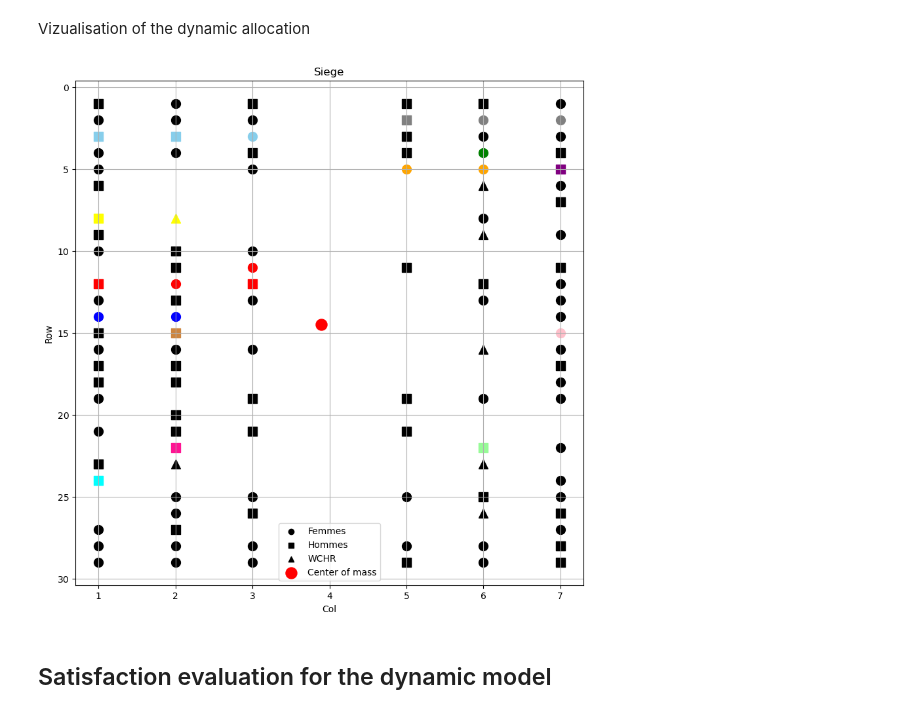
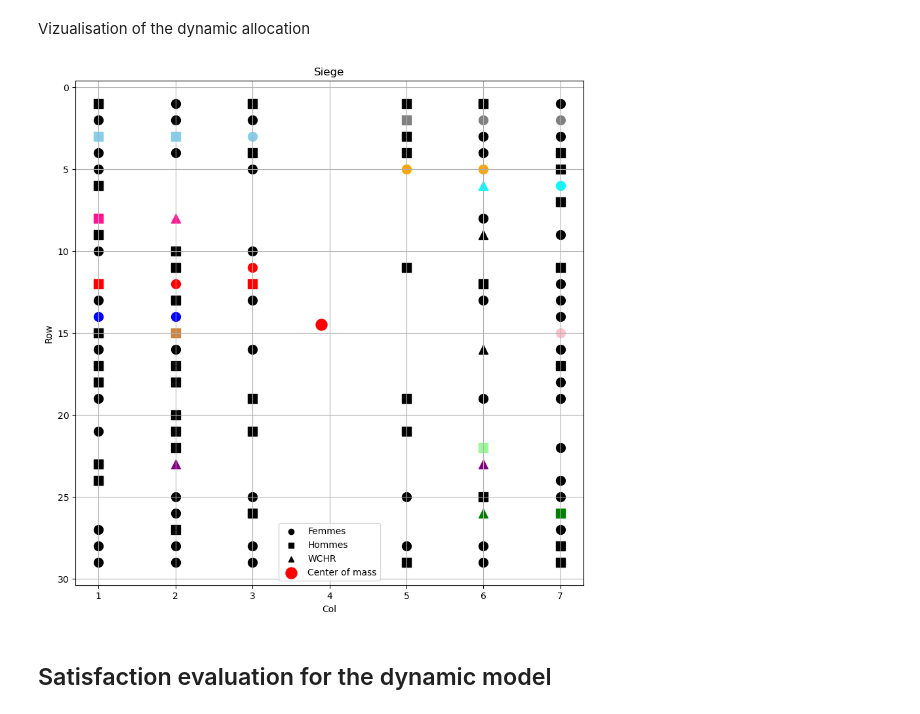
Before and after one commit to DelphineSalzmann/Opti_AirFrance, a Jupyter notebook: main.ipynb, the cells around one changed output. Saved outputs shown, nothing was run; the diff lists cells and outputs as text; code cells hidden in the pictures.

```diff
--- a/main.ipynb
+++ b/main.ipynb
@@ -1535,44 +1535,44 @@ shapes = {
 # Define colors for the groups with 3 passangers
 colors = {
     1: 'red',
-    5: 'green',
+    7: 'green',
     67: 'blue',
     24: 'orange',
-    30: 'purple',
+    48: 'purple',
     46: 'gray',
     3: 'yellow',
-    14: 'cyan',
+    10: 'cyan',
     23: 'peru',
     76:'palegreen',
     32: 'pink',
-    47:'deeppink',
+    3:'deeppink',
     36:'skyblue'
 }
 
 plt.figure(figsize=(10, 10))
 for idx, coord in enumerate(seat_coords):
     group = Passengers[idx + 1]['group']
     gender = Passengers[idx + 1]['gender']
     color = colors.get(group, 'black')  # Get color for the group, default to black if not in colors dictionary
     shape = shapes.get(gender, 'o')      # Get shape for the gender, default to circle if not in shapes dictionary
     plt.scatter(coord[0], coord[1], color=color, marker=shape,  s=100)  # Use marker parameter to set the shape
 
 # Add labels for each gender
 for gender, shape in shapes.items():
     plt.scatter([], [], color='black', marker=shape, label=gender)  # Create invisible scatter plot to add label
 
 # Plotting the center of mass
 plt.scatter(x_g, y_g, color='red', marker='o', s=150, label='Center of mass')  # Larger red point for center of mass
 
 plt.xlabel('Col')
 plt.ylabel('Row')
 plt.title('Siege')
 plt.grid(True)
 plt.gca().invert_yaxis()
 plt.legend()  # Show legend with gender labels
 plt.show()
 # %% [output]
-[figure, old version]
+[figure, new version]
 # %% [markdown]
 ## Satisfaction evaluation for the dynamic model
 # %%
```
